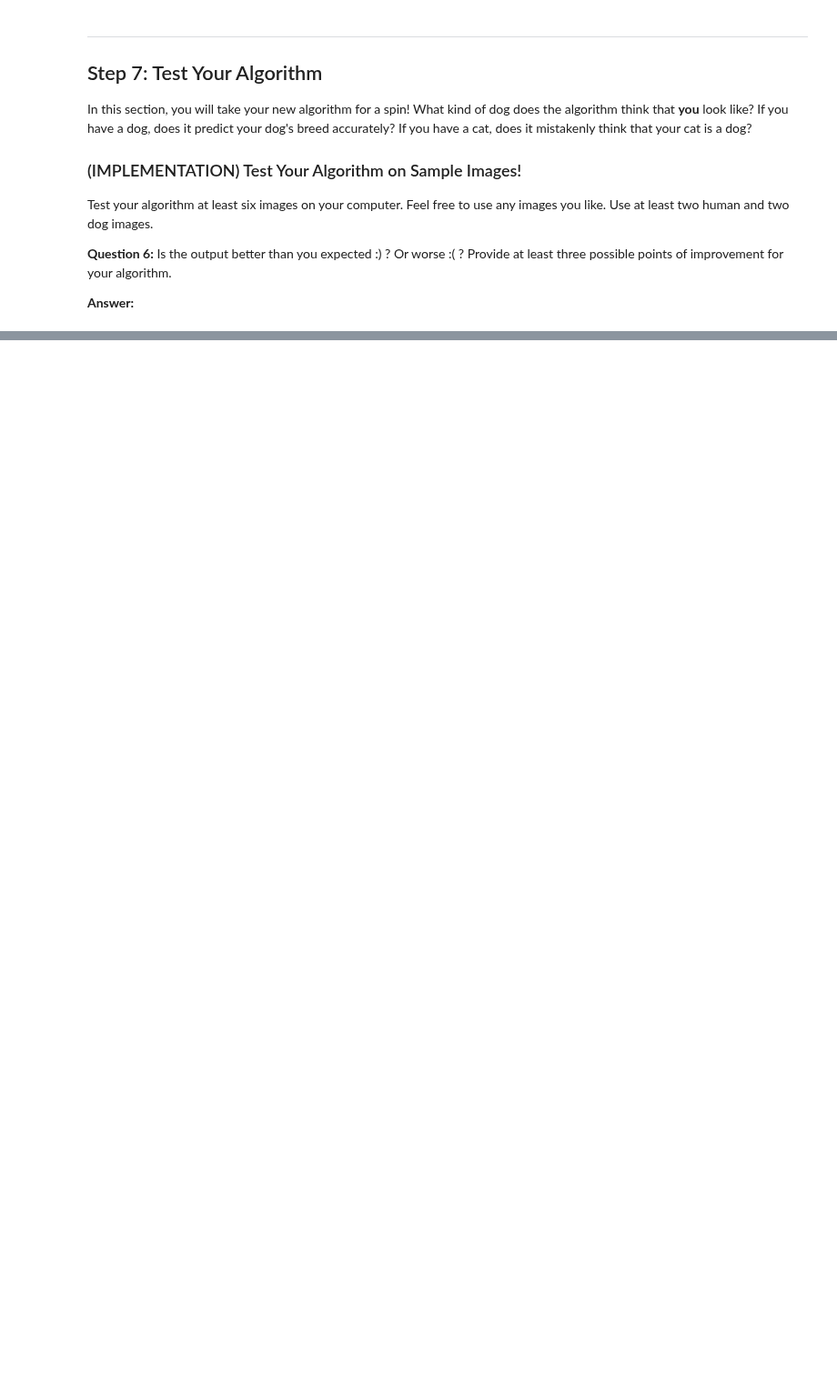
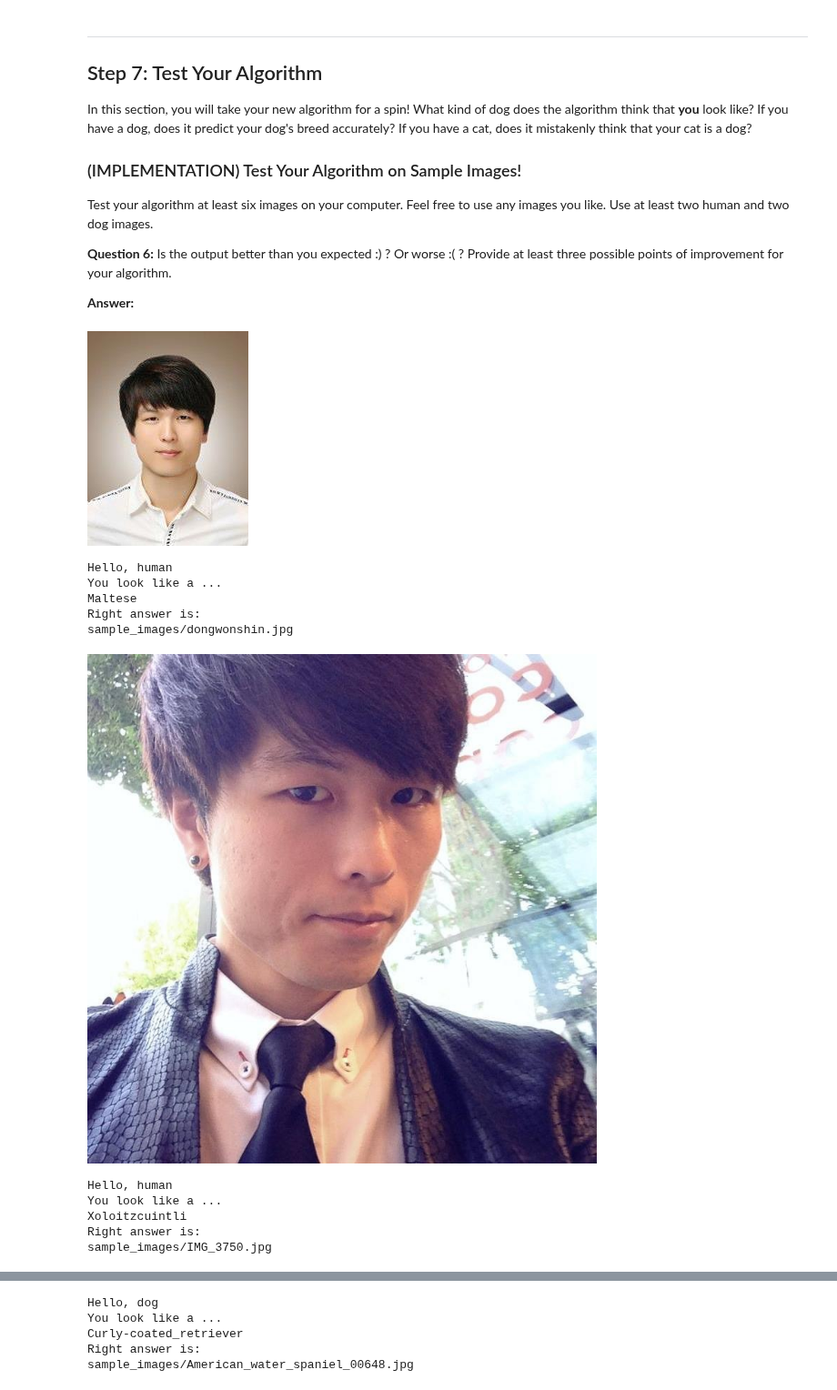
Before and after one commit to udacity/dog-project, a Jupyter notebook: dog_app.ipynb, the cells around one changed output, grey strips where cells are left out. Shown at 91% size. Saved outputs shown, nothing was run; the diff lists cells and outputs as text; code cells hidden in the pictures; blank space fills up the shorter version.

```diff
--- a/dog_app.ipynb
+++ b/dog_app.ipynb
@@ -325,5 +369,13 @@ from keras.models import Sequential
 model = Sequential()
 
 ### TODO: Define your architecture.
+model.add(Conv2D(16,3,3,activation='relu',input_shape=(224,224,3)))
+model.add(MaxPooling2D(pool_size=(2,2)))
+model.add(Conv2D(32,3,3,activation='relu'))
+model.add(MaxPooling2D(pool_size=(2,2)))
+model.add(Conv2D(32,3,3,activation='relu'))
+model.add(MaxPooling2D(pool_size=(2,2)))
+model.add(GlobalAveragePooling2D(data_format='channels_last'))
+model.add(Dense(133, activation='softmax'))
 
 model.summary()
@@ -342,7 +412,7 @@ from keras.callbacks import ModelCheckpoint
 
 ### TODO: specify the number of epochs that you would like to use to train the model.
 
-epochs = ...
+epochs = 10
 
 ### Do NOT modify the code below this line.
 
@@ -535,3 +734,20 @@ Some sample output for our algorithm is provided below, but feel free to design
+# %%
+### TODO: Write your algorithm.
+### Feel free to use as many code cells as needed.
+
+def human_or_dog(img_path):
+    if (face_detector(img_path)):
+        print("Hello, human")
+        print("You look like a ...")
+        print(VGG16_predict_breed(img_path))
+
+    elif (dog_detector(img_path)):
+        print("Hello, dog")
+        print("You look like a ...")
+        print(VGG16_predict_breed(img_path))
+
+    else:
+        print("Neither dog nor human")
 # %% [markdown]
 ---
 <a id='step7'></a>
@@ -549,4 +765,25 @@ __Answer:__
 # %%
 ## TODO: Execute your algorithm from Step 6 on
 ## at least 6 images on your computer.
 ## Feel free to use as many code cells as needed.
+import glob
+from IPython.display import Image, display
+
+for filename in glob.glob('sample_images/*.jpg'):
+    display(Image(filename))
+    human_or_dog(filename)
+    print("Right answer is: ")
+    print(filename)
+# %% [output]
+[figure, added]
+Hello, human
+You look like a ...
+Maltese
+Right answer is:
+sample_images/dongwonshin.jpg
+[figure, added]
+Hello, human
+You look like a ...
+Xoloitzcuintli
+Right answer is:
+sample_images/IMG_3750.jpg
@@ -552,0 +791,5 @@ __Answer:__
+Hello, dog
+You look like a ...
+Curly-coated_retriever
+Right answer is:
+sample_images/American_water_spaniel_00648.jpg
```
Also changed, not shown: parts of 27 cells of this notebook, 1 other file.
